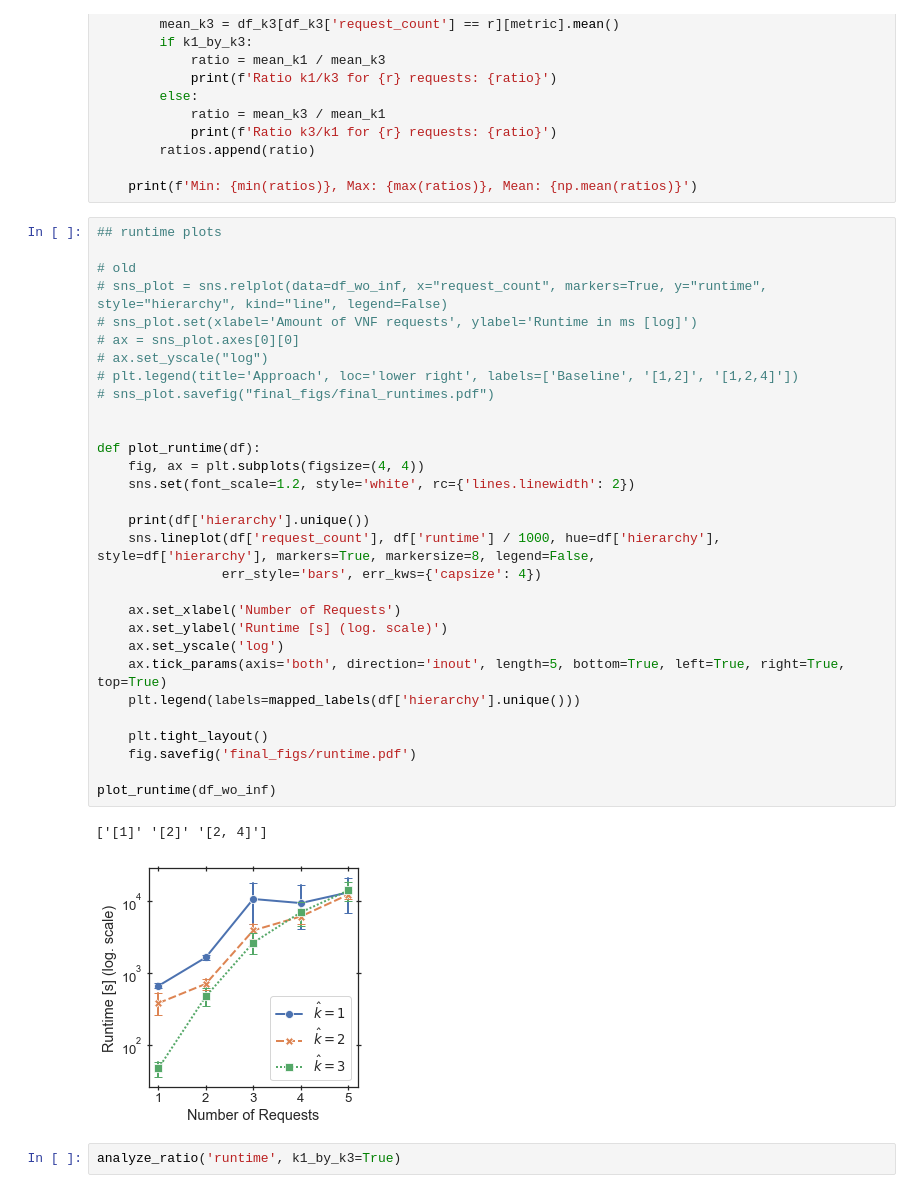
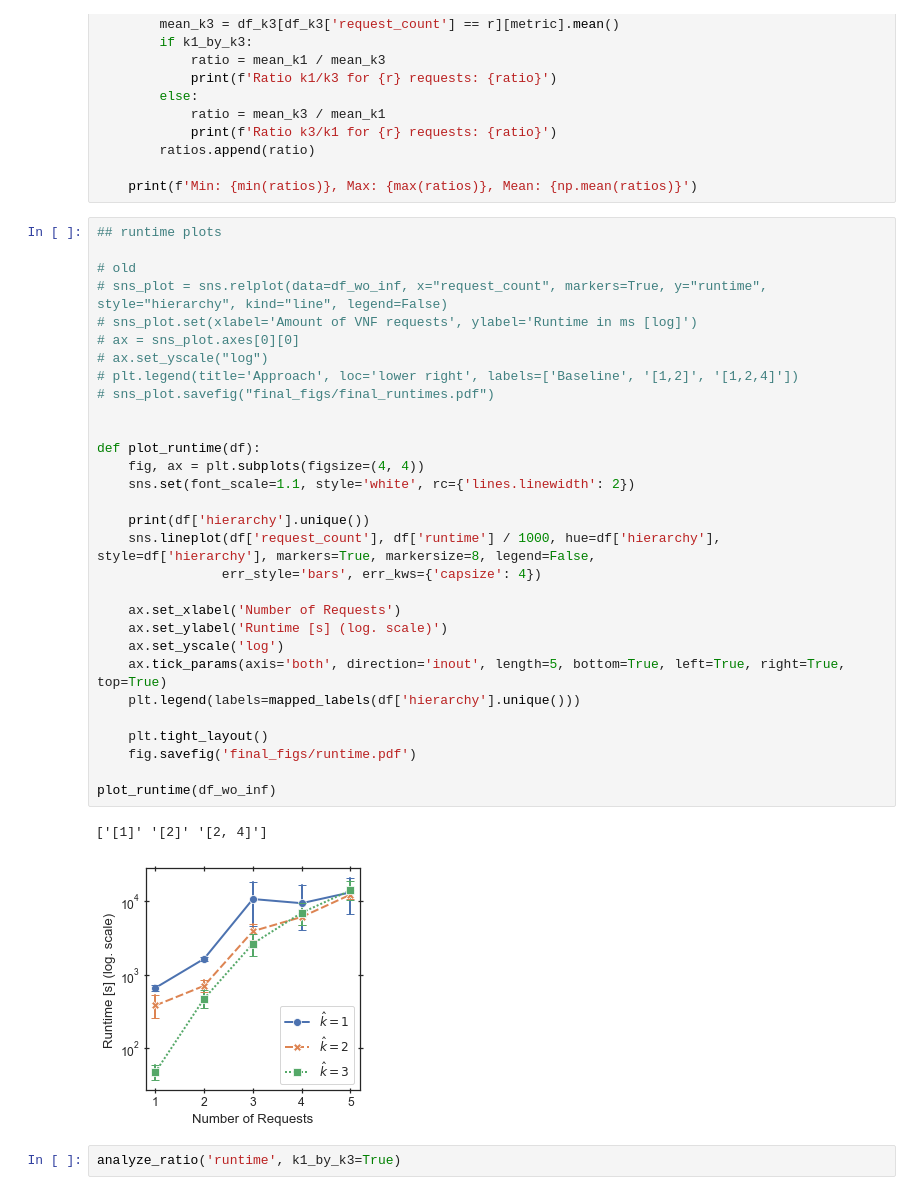
Before and after one commit to CN-UPB/hierarchical-coordination, a Jupyter notebook: eval/research_q_2_distance_plots.ipynb, the cells around one changed output. Saved outputs shown, nothing was run; the diff lists cells and outputs as text.

Commit message:
adjusted plots

```diff
--- a/eval/research_q_2_distance_plots.ipynb
+++ b/eval/research_q_2_distance_plots.ipynb
@@ -56,35 +56,35 @@ def analyze_ratio(metric, k1_by_k3=False):
 ## runtime plots
 
 # old
 # sns_plot = sns.relplot(data=df_wo_inf, x="request_count", markers=True, y="runtime", style="hierarchy", kind="line", legend=False)
 # sns_plot.set(xlabel='Amount of VNF requests', ylabel='Runtime in ms [log]')
 # ax = sns_plot.axes[0][0]
 # ax.set_yscale("log")
 # plt.legend(title='Approach', loc='lower right', labels=['Baseline', '[1,2]', '[1,2,4]'])
 # sns_plot.savefig("final_figs/final_runtimes.pdf")
 
 
 def plot_runtime(df):
     fig, ax = plt.subplots(figsize=(4, 4))
-    sns.set(font_scale=1.2, style='white', rc={'lines.linewidth': 2})
+    sns.set(font_scale=1.1, style='white', rc={'lines.linewidth': 2})
 
     print(df['hierarchy'].unique())
     sns.lineplot(df['request_count'], df['runtime'] / 1000, hue=df['hierarchy'], style=df['hierarchy'], markers=True, markersize=8, legend=False,
                 err_style='bars', err_kws={'capsize': 4})
 
     ax.set_xlabel('Number of Requests')
     ax.set_ylabel('Runtime [s] (log. scale)')
     ax.set_yscale('log')
     ax.tick_params(axis='both', direction='inout', length=5, bottom=True, left=True, right=True, top=True)
     plt.legend(labels=mapped_labels(df['hierarchy'].unique()))
 
     plt.tight_layout()
     fig.savefig('final_figs/runtime.pdf')
 
 plot_runtime(df_wo_inf)
 # %% [output]
 ['[1]' '[2]' '[2, 4]']
-[figure, old version]
+[figure, new version]
 # %%
 analyze_ratio('runtime', k1_by_k3=True)
 # %% [output]
```
Also changed, not shown: parts of 2 cells of this notebook, 17 other files.
